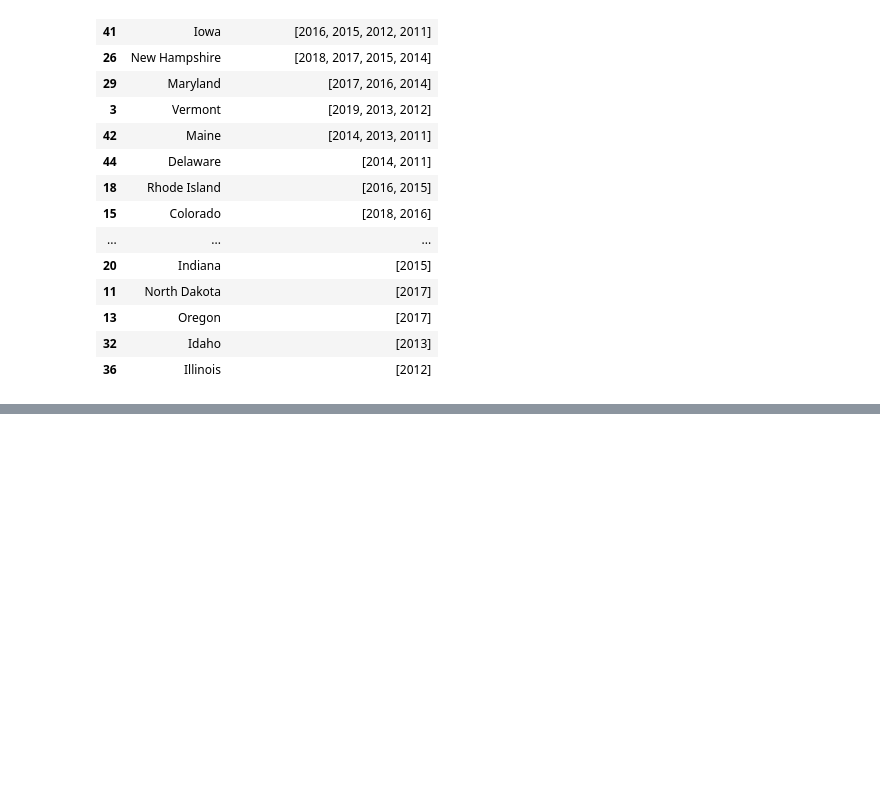
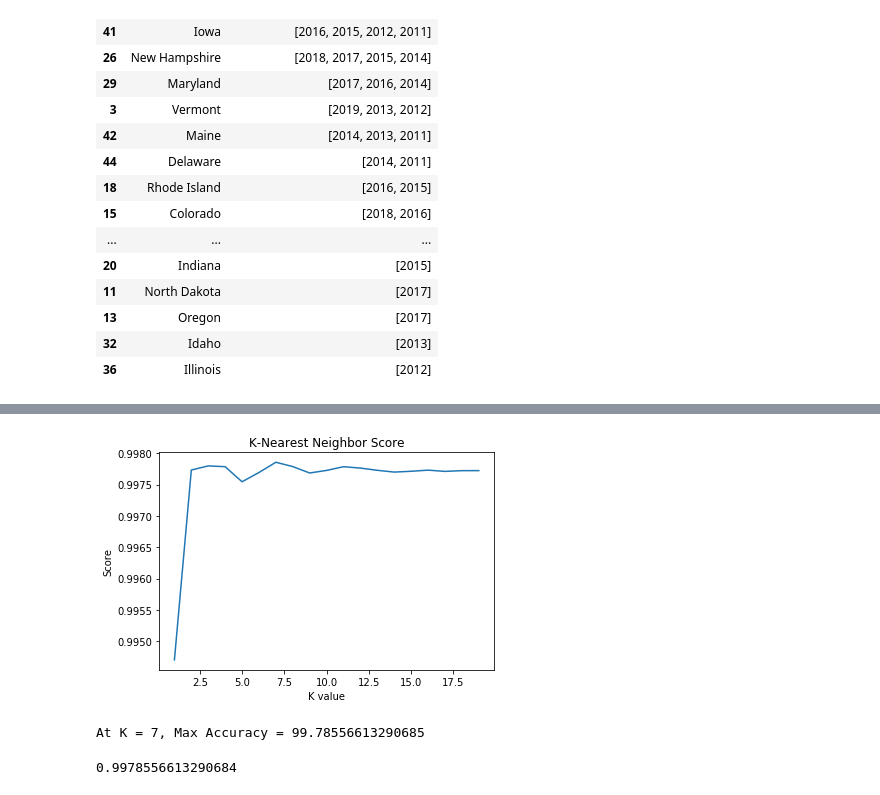
Before and after one commit to whehdwns/Risk_Analysis_Learning, a Jupyter notebook: Behavioral_Risk_Factor_Tobacco_2011_2019/Behavior Risk Tobacco.ipynb, the cells around one changed output, grey strips where cells are left out. Drawn from its saved outputs; the diff is of its cells as text; code cells hidden in the pictures; blank space fills up the shorter version.

```diff
--- a/Behavioral_Risk_Factor_Tobacco_2011_2019/Behavior Risk Tobacco.ipynb
+++ b/Behavioral_Risk_Factor_Tobacco_2011_2019/Behavior Risk Tobacco.ipynb
@@ -443,0 +541,37 @@ top_5_LocationinUS_df_new[['US State', 'Top 5 Years']]
+# %%
+from sklearn.model_selection import train_test_split
+
+X = behavior_risk_tobacco_newdata[['LocationAbbr', 'TopicDesc', 'MeasureDesc',
+                                   'Data_Value_Std_Err', 'Low_Confidence_Limit', 'High_Confidence_Limit',
+                                    'Gender', 'Race', 'Age', 'Education']]
+y = behavior_risk_tobacco_newdata['Data_Value']
+
+X_train, X_test, y_train, y_test = train_test_split(X,y, test_size=0.3, random_state=100)
+# %%
+from sklearn.neighbors import KNeighborsRegressor
+score = []
+for k in range(1,20):   # running for different K values to know which yields the max accuracy.
+    clf = KNeighborsRegressor(n_neighbors = k,  weights = 'distance', p=1)
+    clf.fit(X_train, y_train)
+    score.append(clf.score(X_test, y_test ))
+# %%
+fig, ax = plt.subplots()
+ax.plot(np.arange(1,len(score)+1), score)
+plt.title('K-Nearest Neighbor Score')
+plt.ylabel('Score')
+plt.xlabel('K value')
+plt.show()
+# %% [output]
+[figure, added]
+# %%
+k_max = score.index(max(score))+1
+print( "At K = {}, Max Accuracy = {}".format(k_max, max(score)*100))
+# %% [output]
+At K = 7, Max Accuracy = 99.78556613290685
+# %%
+clf = KNeighborsRegressor(n_neighbors = k_max,  weights = 'distance', p=1)
+clf.fit(X_train, y_train)
+print(clf.score(X_test, y_test ))
+y_pred = clf.predict(X_test)
+# %% [output]
+0.9978556613290684
```
Also changed, not shown: parts of 12 cells of this notebook.
